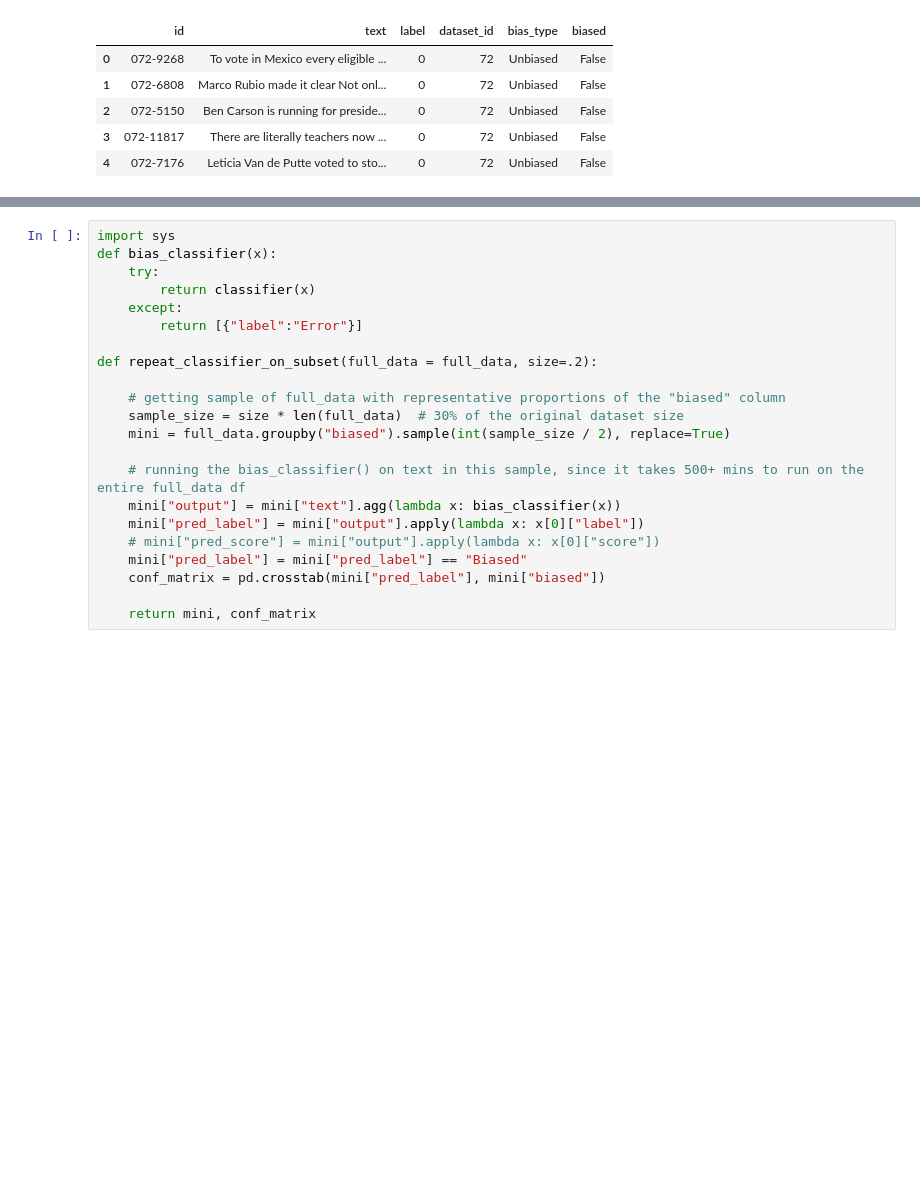
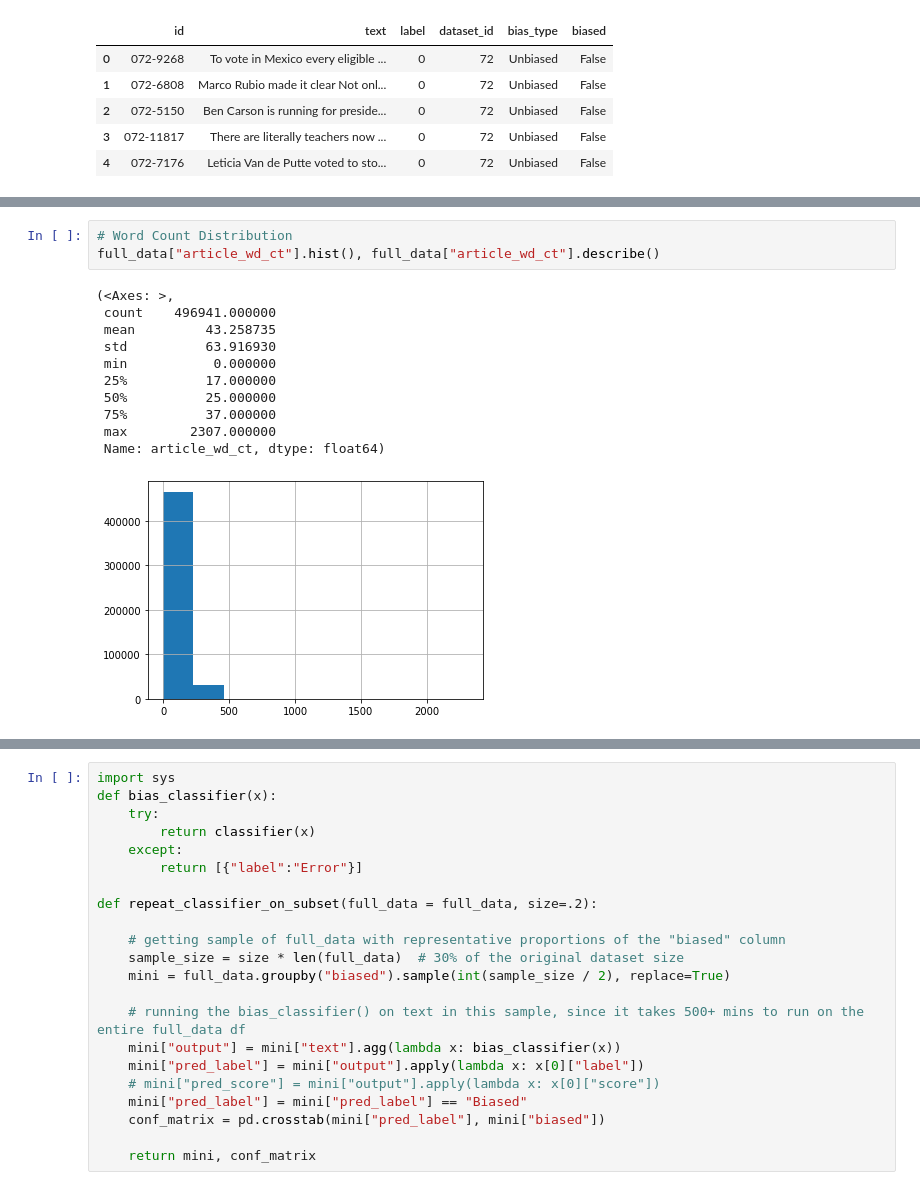
Before and after one commit to rafa542/bias-beacon, a Jupyter notebook: notebooks/MBIB_Modeling.ipynb, the cells around one changed output, grey strips where cells are left out. Cells and saved outputs as stored; diff of their text form; blank space fills up the shorter version.

```diff
--- a/notebooks/MBIB_Modeling.ipynb
+++ b/notebooks/MBIB_Modeling.ipynb
@@ -53,0 +149,15 @@ full_data.head()
+# %%
+# Word Count Distribution
+full_data["article_wd_ct"].hist(), full_data["article_wd_ct"].describe()
+# %% [output]
+(<Axes: >,
+ count    496941.000000
+ mean         43.258735
+ std          63.916930
+ min           0.000000
+ 25%          17.000000
+ 50%          25.000000
+ 75%          37.000000
+ max        2307.000000
+ Name: article_wd_ct, dtype: float64)
+[figure, added]
```
Also changed, not shown: parts of 38 cells of this notebook.
